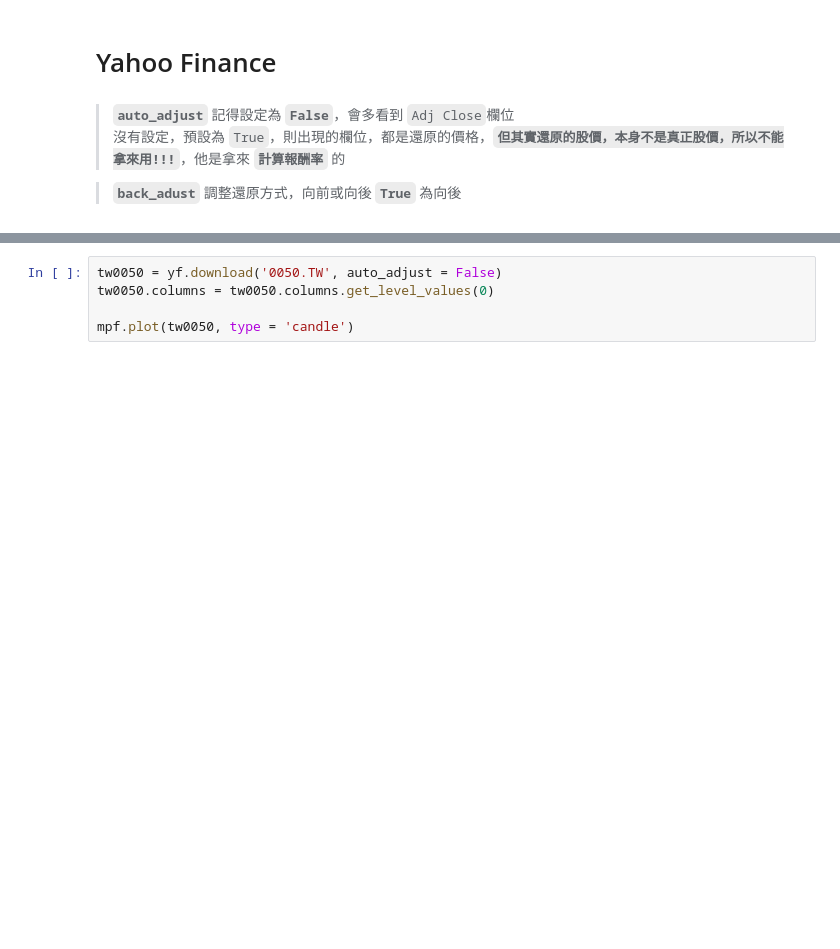
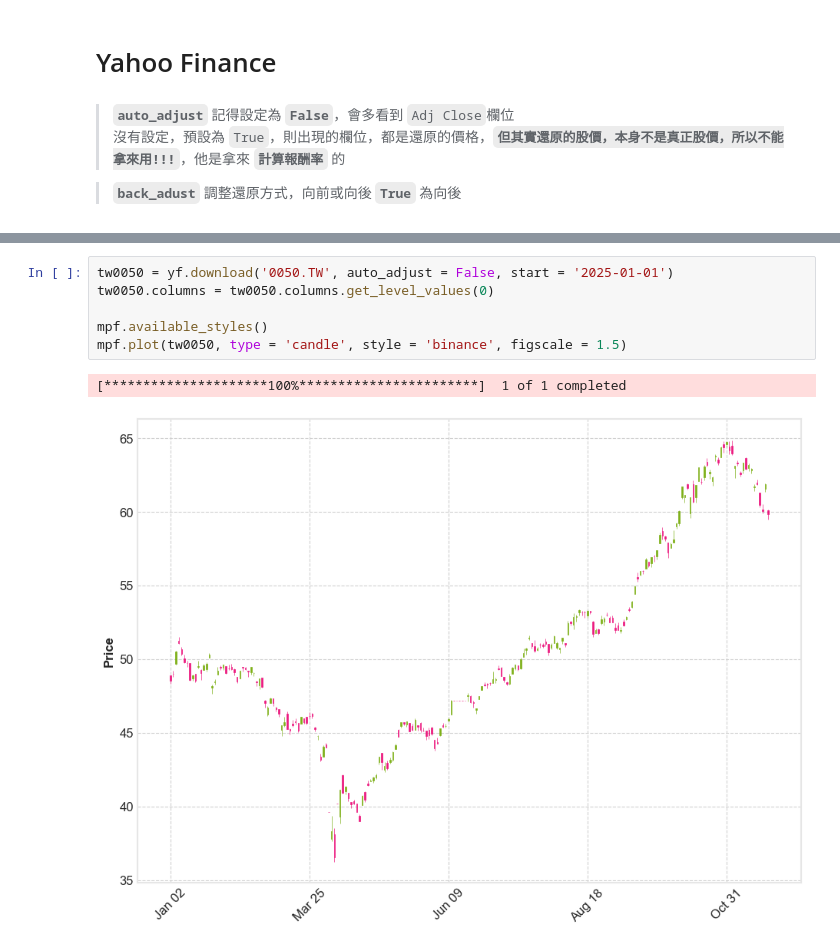
Before and after one commit to RayWang98/class_20251113, a Jupyter notebook: 20251122_financedata.ipynb, the cells around one changed output, grey strips where cells are left out. Saved outputs shown, nothing was run; the diff lists cells and outputs as text; blank space fills up the shorter version.

```diff
--- a/20251122_financedata.ipynb
+++ b/20251122_financedata.ipynb
@@ -37,5 +63,9 @@ plt.show()
 # %%
-tw0050 = yf.download('0050.TW', auto_adjust = False)
+tw0050 = yf.download('0050.TW', auto_adjust = False, start = '2025-01-01')
 tw0050.columns = tw0050.columns.get_level_values(0)
 
-mpf.plot(tw0050, type = 'candle')
+mpf.available_styles()
+mpf.plot(tw0050, type = 'candle', style = 'binance', figscale = 1.5)
+# %% [output]
+[*********************100%***********************]  1 of 1 completed
+[figure, added]
```
Also changed, not shown: parts of 13 cells of this notebook.
